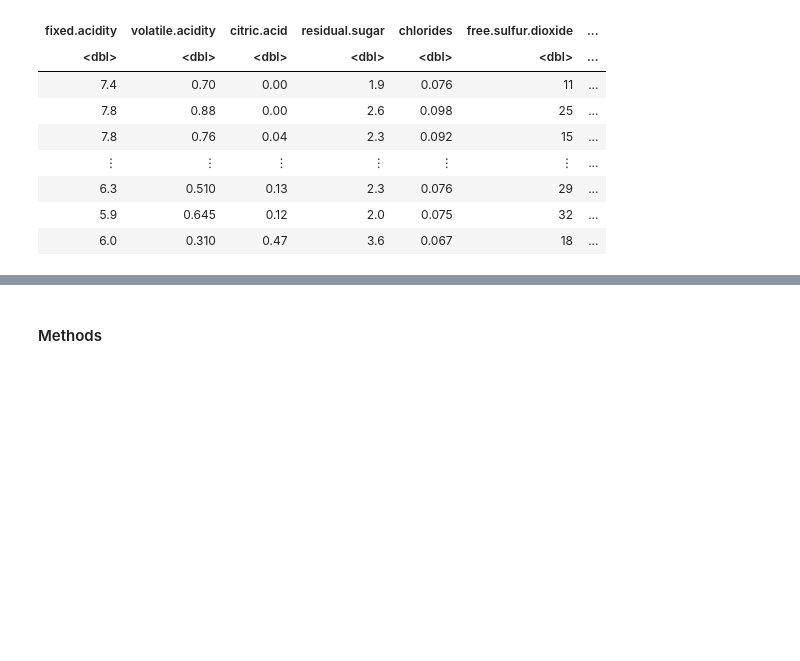
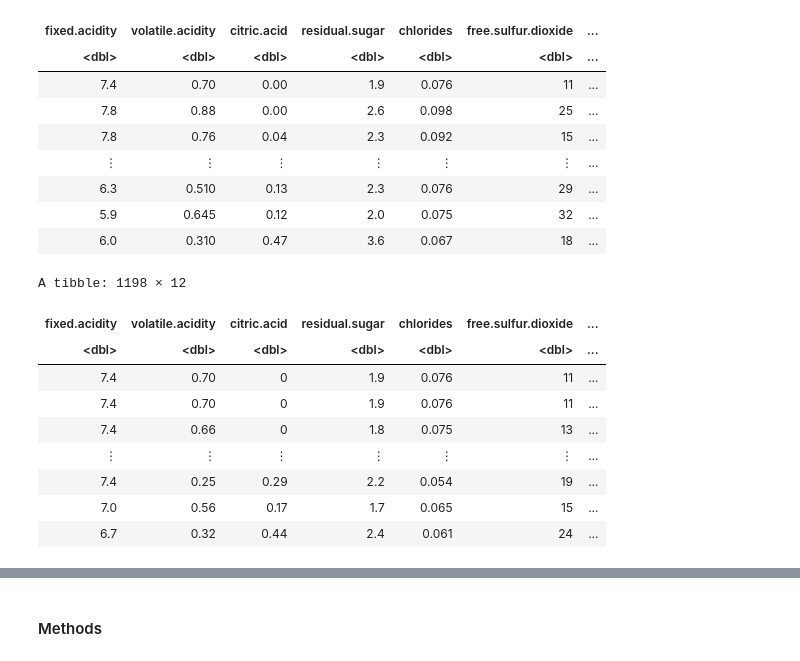
Before and after one commit to man-on-wire/Vinho-Verde, a Jupyter notebook: Written Proposal.ipynb, the cells around one changed output, grey strips where cells are left out. Cells and saved outputs as stored; diff of their text form; code cells hidden in the pictures; blank space fills up the shorter version.

```diff
--- a/Written Proposal.ipynb
+++ b/Written Proposal.ipynb
@@ -47,4 +56,20 @@ A tibble: 1599 × 12
 | 6.3 | 0.510 | 0.13 | 2.3 | 0.076 | 29 | ... |
 | 5.9 | 0.645 | 0.12 | 2.0 | 0.075 | 32 | ... |
 | 6.0 | 0.310 | 0.47 | 3.6 | 0.067 | 18 | ... |
+# %%
+red_wine_split <- initial_split(red_wine, prop = 0.75, strata = quality)
+red_wine_train <- training(red_wine_split)
+red_wine_test <- testing(red_wine_split)
+red_wine_train
+# %% [output]
+A tibble: 1198 × 12
+| fixed.acidity | volatile.acidity | citric.acid | residual.sugar | chlorides | free.sulfur.dioxide | ... |
+| <dbl> | <dbl> | <dbl> | <dbl> | <dbl> | <dbl> | ... |
+| 7.4 | 0.70 | 0 | 1.9 | 0.076 | 11 | ... |
+| 7.4 | 0.70 | 0 | 1.9 | 0.076 | 11 | ... |
+| 7.4 | 0.66 | 0 | 1.8 | 0.075 | 13 | ... |
+| ⋮ | ⋮ | ⋮ | ⋮ | ⋮ | ⋮ | ... |
+| 7.4 | 0.25 | 0.29 | 2.2 | 0.054 | 19 | ... |
+| 7.0 | 0.56 | 0.17 | 1.7 | 0.065 | 15 | ... |
+| 6.7 | 0.32 | 0.44 | 2.4 | 0.061 | 24 | ... |
 # %%
```
Also changed, not shown: parts of 4 cells of this notebook.
